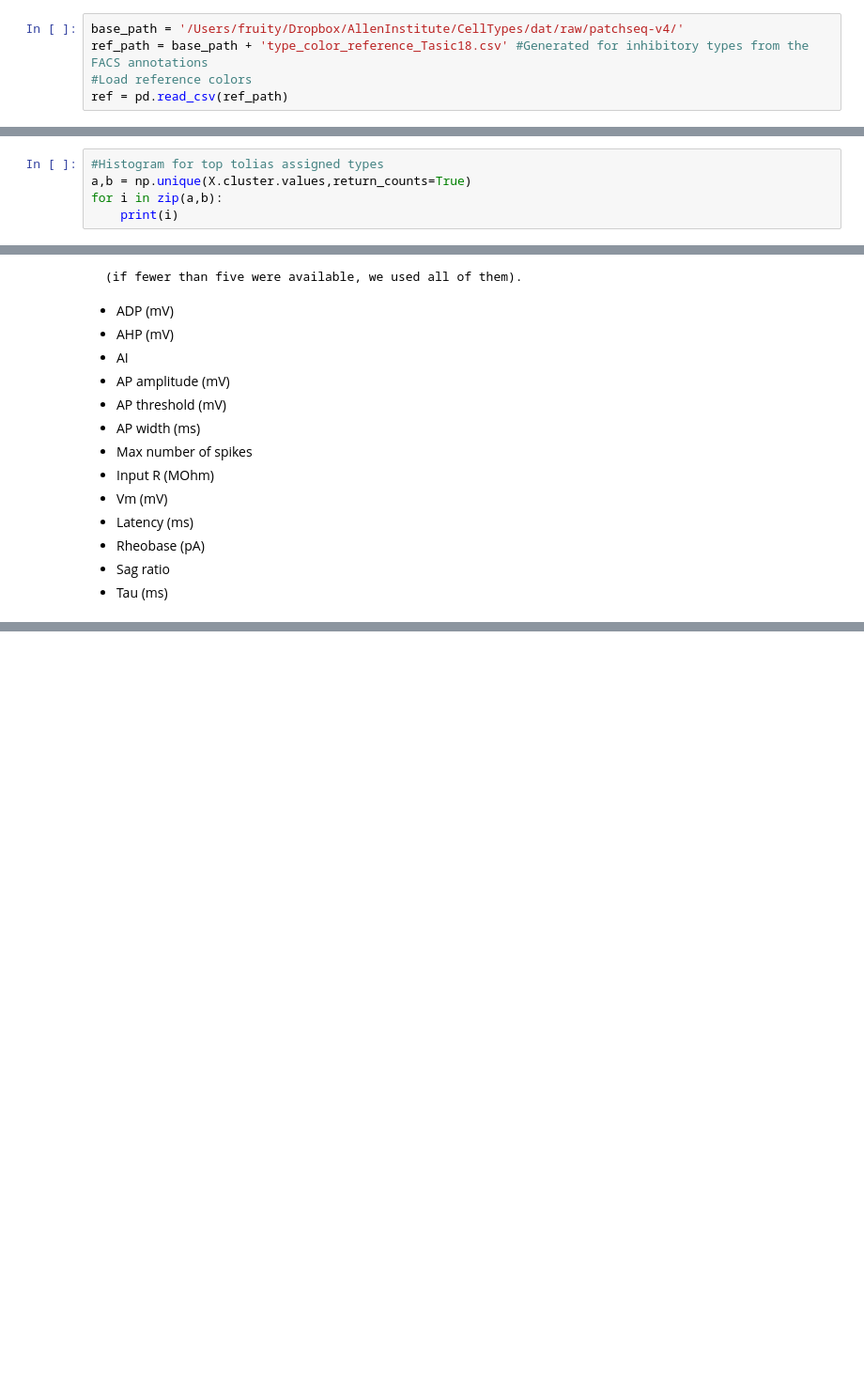
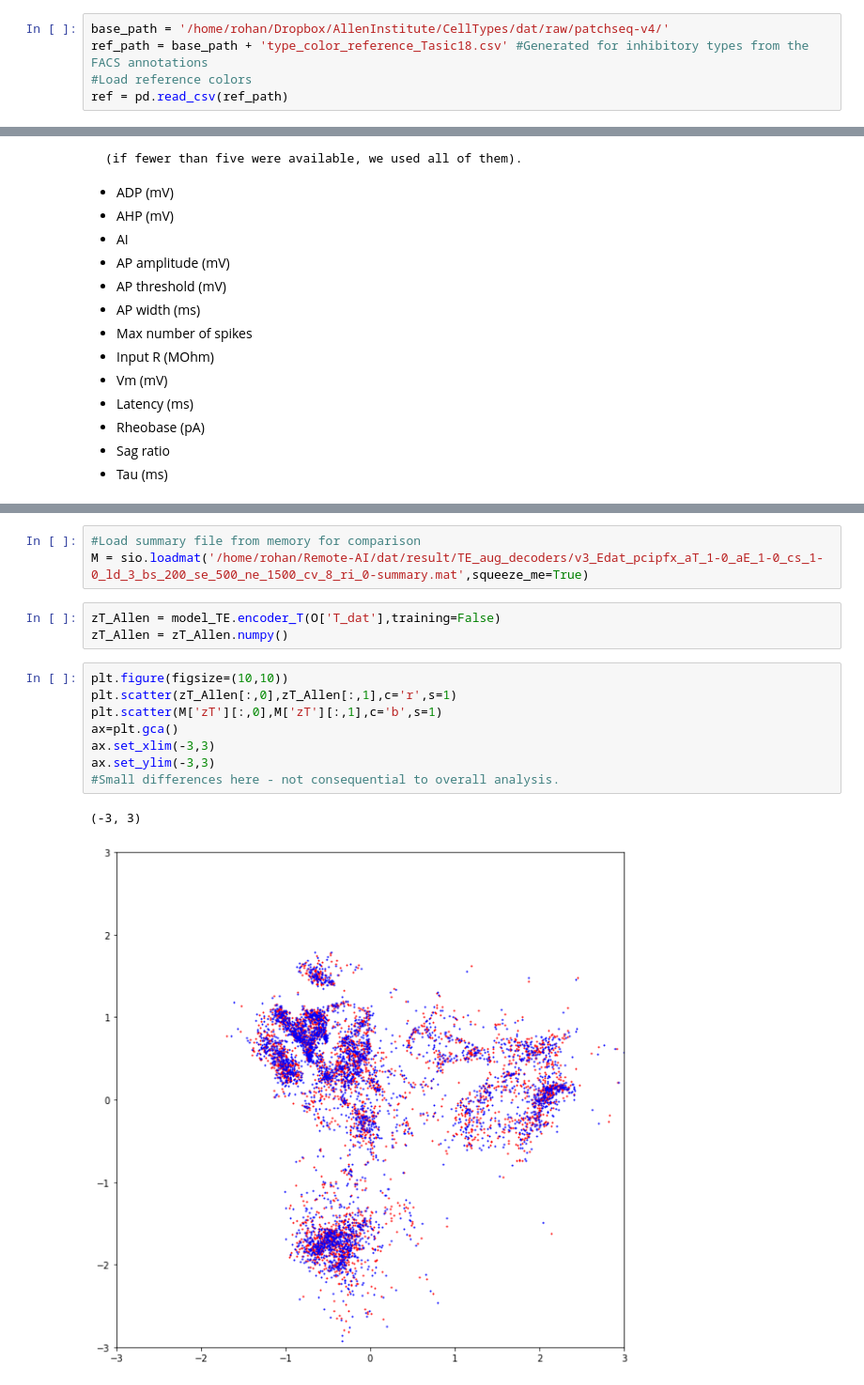
Before and after one commit to AllenInstitute/coupledAE-patchseq, a Jupyter notebook: analysis_Tolias.ipynb, the cells around one changed output, grey strips where cells are left out. Shown at 94% size. Saved outputs shown, nothing was run; the diff lists cells and outputs as text; blank space fills up the shorter version.

Commit message:
New runs and analysis of Scala et al. dataset

```diff
--- a/analysis_Tolias.ipynb
+++ b/analysis_Tolias.ipynb
@@ -255,6 +255,6 @@ D = sio.loadmat('/Users/fruity/Dropbox/AllenInstitute/CellTypes/'
                 'dat/raw/L4-Tolias-lab/Dataset.mat',squeeze_me=True)
 # %%
-base_path = '/Users/fruity/Dropbox/AllenInstitute/CellTypes/dat/raw/patchseq-v4/'
+base_path = '/home/rohan/Dropbox/AllenInstitute/CellTypes/dat/raw/patchseq-v4/'
 ref_path = base_path + 'type_color_reference_Tasic18.csv' #Generated for inhibitory types from the FACS annotations
 #Load reference colors
 ref = pd.read_csv(ref_path)
@@ -286,5 +279,0 @@ pd.concat([ref,ref_tol]).reset_index(drop=True)
-# %%
-#Histogram for top tolias assigned types
-a,b = np.unique(X.cluster.values,return_counts=True)
-for i in zip(a,b):
-    print(i)
@@ -336,0 +404,17 @@ IPFX
+# %%
+#Load summary file from memory for comparison
+M = sio.loadmat('/home/rohan/Remote-AI/dat/result/TE_aug_decoders/v3_Edat_pcipfx_aT_1-0_aE_1-0_cs_1-0_ld_3_bs_200_se_500_ne_1500_cv_8_ri_0-summary.mat',squeeze_me=True)
+# %%
+zT_Allen = model_TE.encoder_T(O['T_dat'],training=False)
+zT_Allen = zT_Allen.numpy()
+# %%
+plt.figure(figsize=(10,10))
+plt.scatter(zT_Allen[:,0],zT_Allen[:,1],c='r',s=1)
+plt.scatter(M['zT'][:,0],M['zT'][:,1],c='b',s=1)
+ax=plt.gca()
+ax.set_xlim(-3,3)
+ax.set_ylim(-3,3)
+#Small differences here - not consequential to overall analysis.
+# %% [output]
+(-3, 3)
+[figure, added]
```
Also changed, not shown: parts of 36 cells of this notebook, 3 other files.
